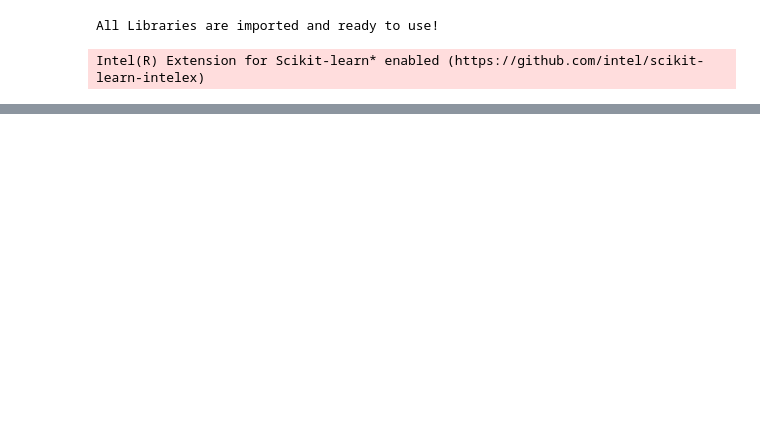
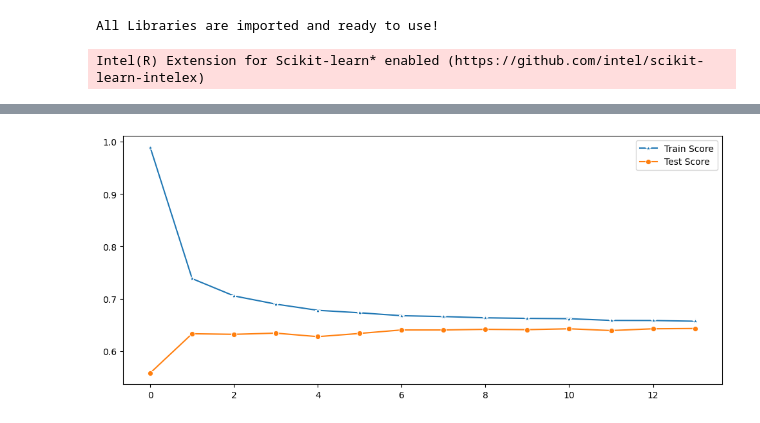
Before and after one commit to AryanPatel12125/FT-PROJECTS, a Jupyter notebook: 7. Loan_Applicant_Risk_Classification/Loan_Application.ipynb, the cells around one changed output, grey strips where cells are left out. Cells and saved outputs as stored; diff of their text form; code cells hidden in the pictures; blank space fills up the shorter version.

```diff
--- a/7. Loan_Applicant_Risk_Classification/Loan_Application.ipynb
+++ b/7. Loan_Applicant_Risk_Classification/Loan_Application.ipynb
@@ -38,0 +138,5 @@ Intel(R) Extension for Scikit-learn* enabled (https://github.com/intel/scikit-le
+# %%
+x = data1.drop('Total bounces past12months',axis=1)
+y = data1['Total bounces past12months']
+# %%
+x_train,x_test,y_train,y_test = train_test_split(x,y,test_size=0.2)
@@ -38,0 +164,18 @@ Intel(R) Extension for Scikit-learn* enabled (https://github.com/intel/scikit-le
+# %%
+test_scores = []
+train_scores = []
+
+for i in range(1,15):
+
+    model = KNeighborsClassifier(i)
+    model.fit(x_train,y_train)
+
+    train_scores.append(model.score(x_train,y_train))
+    test_scores.append(model.score(x_test,y_test))
+# %%
+import seaborn as sns
+plt.figure(figsize=(12,5))
+p = sns.lineplot(train_scores,marker='*',label='Train Score')
+p = sns.lineplot(test_scores,marker='o',label='Test Score')
+# %% [output]
+[figure, added]
```
Also changed, not shown: parts of 16 cells of this notebook, 1 other file.
